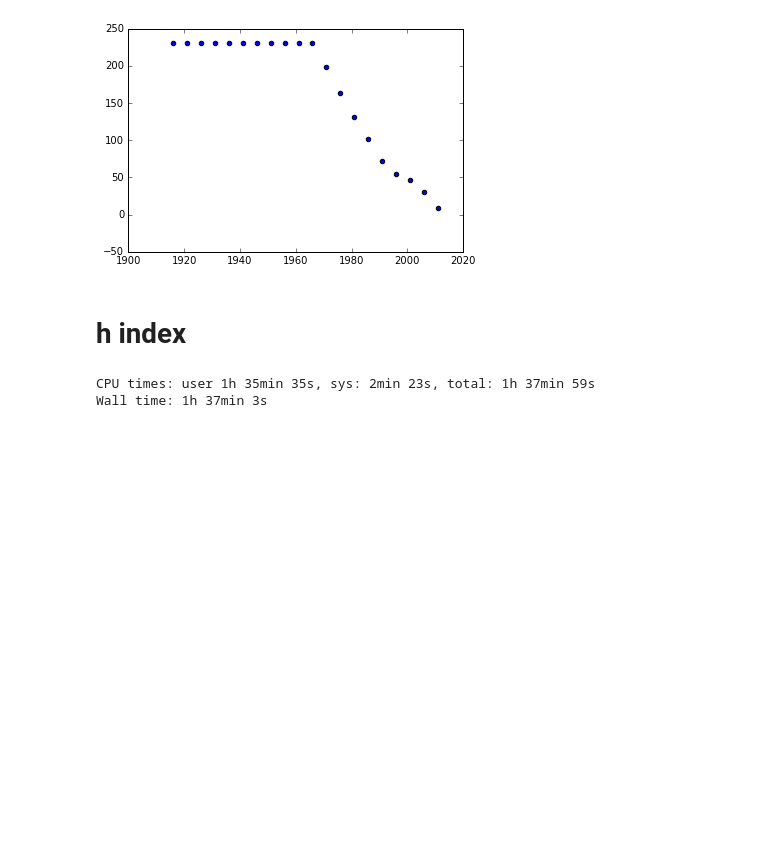
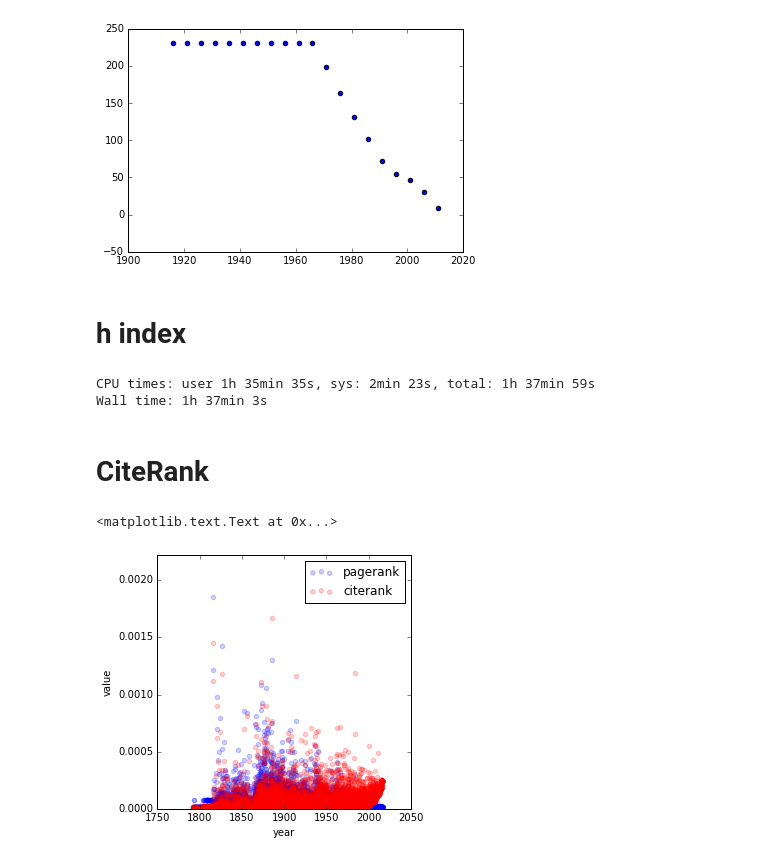
Before and after one commit to idc9/law-net, a Jupyter notebook: vertex_metrics_experiment/custom_vertex_metrics.ipynb, the cells around one changed output. Cells and saved outputs as stored; diff of their text form; code cells hidden in the pictures; blank space fills up the shorter version.

Commit message:
citerank

```diff
--- a/vertex_metrics_experiment/custom_vertex_metrics.ipynb
+++ b/vertex_metrics_experiment/custom_vertex_metrics.ipynb
@@ -136,3 +134,5 @@ def get_hindex(G):
 # %% [output]
 CPU times: user 1h 35min 35s, sys: 2min 23s, total: 1h 37min 59s
 Wall time: 1h 37min 3s
+# %% [markdown]
+# CiteRank
@@ -138,0 +147,45 @@ Wall time: 1h 37min 3s
+# %%
+p = .85
+current_year = 2016
+half_life = 5.0
+
+def get_CiteRank(G, half_life, p=.85):
+
+    half_life = float(half_life)
+
+    # years of each case
+    years = np.array(G.vs['year'])
+    current_year = max(years)
+
+    # compute exponentially decaying probabilities
+    ages = current_year - years
+    exp_weights = 2 ** (- ages/half_life)
+    probs = exp_weights / exp_weights.sum()
+
+    return G.personalized_pagerank(damping=p, reset=probs)
+# %%
+cr = get_CiteRank(G, 5)
+pr = G.pagerank()
+# %%
+plt.figure(figsize=[10, 10])
+n = len(G.vs)
+years = G.vs['year']
+
+# plot pr vs ta_pr
+plt.subplot(2,2,1)
+plt.scatter(years, pr,
+            color='blue',
+            alpha=.2,
+            label='pagerank')
+
+plt.scatter(years, cr,
+            alpha=.2,
+            color='red',
+            label='citerank')
+plt.ylim([0, 1.2 * max(max(cr), max(pr))])
+plt.legend(loc='upper right')
+plt.xlabel('year')
+plt.ylabel('value')
+# %% [output]
+<matplotlib.text.Text at 0x...>
+[figure, added]
```
Also changed, not shown: parts of 3 cells of this notebook, 2 other files.
